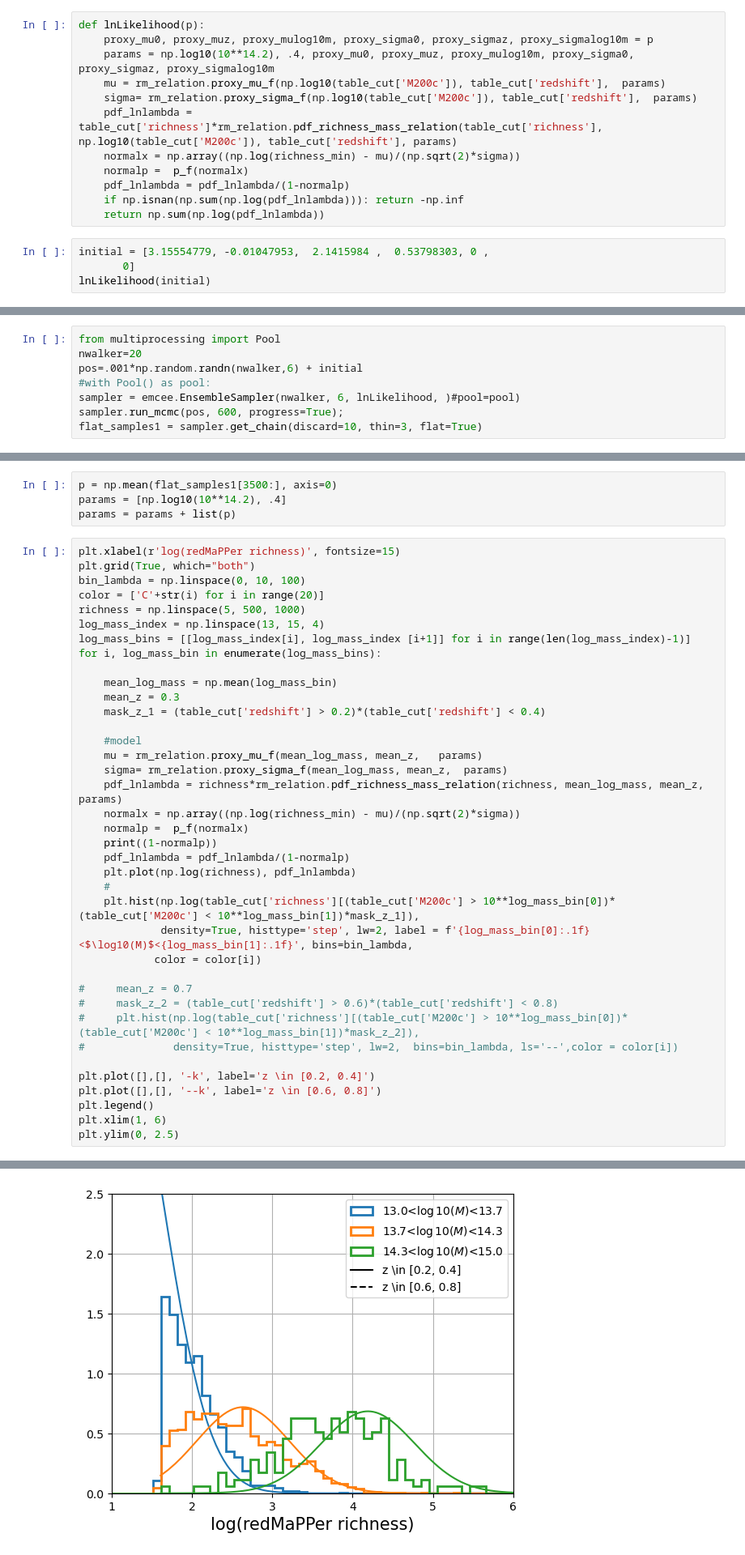
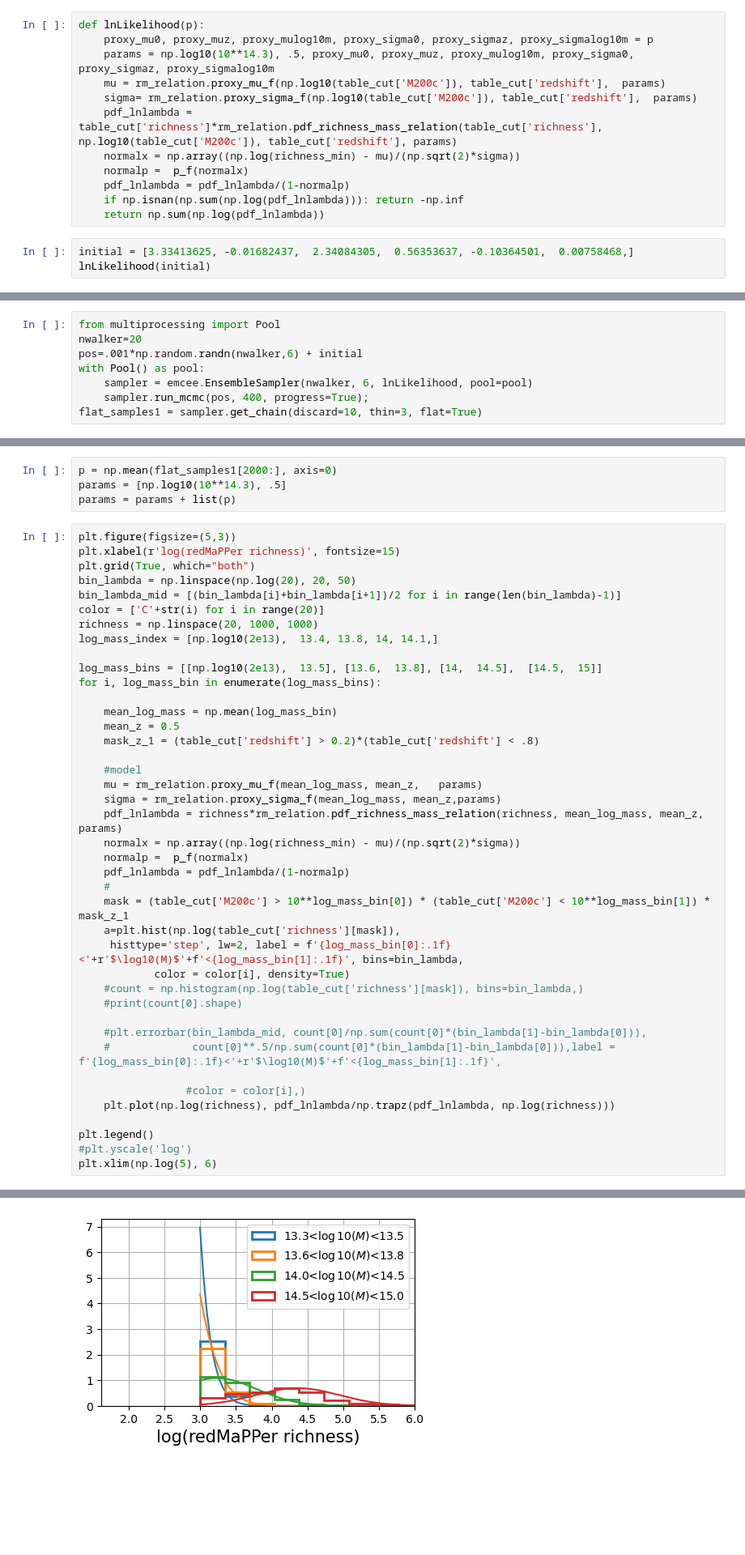
Before and after one commit to LSSTDESC/CLCosmo_Sim, a Jupyter notebook: cluster_scaling_relation_DC2/notebooks/fiducial_redMaPPer_cluster_scaling_relation.ipynb, the cells around one changed output, grey strips where cells are left out. Shown at 81% size. Drawn from its saved outputs; the diff is of its cells as text; blank space fills up the shorter version.

```diff
--- a/cluster_scaling_relation_DC2/notebooks/fiducial_redMaPPer_cluster_scaling_relation.ipynb
+++ b/cluster_scaling_relation_DC2/notebooks/fiducial_redMaPPer_cluster_scaling_relation.ipynb
@@ -92,7 +106,7 @@ plt.legend(fontsize=10)
 # %%
 def lnLikelihood(p):
     proxy_mu0, proxy_muz, proxy_mulog10m, proxy_sigma0, proxy_sigmaz, proxy_sigmalog10m = p
-    params = np.log10(10**14.2), .4, proxy_mu0, proxy_muz, proxy_mulog10m, proxy_sigma0, proxy_sigmaz, proxy_sigmalog10m
+    params = np.log10(10**14.3), .5, proxy_mu0, proxy_muz, proxy_mulog10m, proxy_sigma0, proxy_sigmaz, proxy_sigmalog10m
     mu = rm_relation.proxy_mu_f(np.log10(table_cut['M200c']), table_cut['redshift'],  params)
     sigma= rm_relation.proxy_sigma_f(np.log10(table_cut['M200c']), table_cut['redshift'],  params)
     pdf_lnlambda = table_cut['richness']*rm_relation.pdf_richness_mass_relation(table_cut['richness'], np.log10(table_cut['M200c']), table_cut['redshift'], params)
@@ -102,7 +116,6 @@ def lnLikelihood(p):
     if np.isnan(np.sum(np.log(pdf_lnlambda))): return -np.inf
     return np.sum(np.log(pdf_lnlambda))
 # %%
-initial = [3.15554779, -0.01047953,  2.1415984 ,  0.53798303, 0 ,
-       0]
+initial = [3.33413625, -0.01682437,  2.34084305,  0.56353637, -0.10364501,  0.00758468,]
 lnLikelihood(initial)
 # %% [output]
@@ -111,8 +124,8 @@ lnLikelihood(initial)
 from multiprocessing import Pool
 nwalker=20
 pos=.001*np.random.randn(nwalker,6) + initial
-#with Pool() as pool:
-sampler = emcee.EnsembleSampler(nwalker, 6, lnLikelihood, )#pool=pool)
-sampler.run_mcmc(pos, 600, progress=True);
+with Pool() as pool:
+    sampler = emcee.EnsembleSampler(nwalker, 6, lnLikelihood, pool=pool)
+    sampler.run_mcmc(pos, 400, progress=True);
 flat_samples1 = sampler.get_chain(discard=10, thin=3, flat=True)
 # %%
@@ -125,43 +138,46 @@ np.save('fiducial.pkl',flat_samples1[3000:],)
 # %%
-p = np.mean(flat_samples1[3500:], axis=0)
-params = [np.log10(10**14.2), .4]
+p = np.mean(flat_samples1[2000:], axis=0)
+params = [np.log10(10**14.3), .5]
 params = params + list(p)
 # %%
+plt.figure(figsize=(5,3))
 plt.xlabel(r'log(redMaPPer richness)', fontsize=15)
 plt.grid(True, which="both")
-bin_lambda = np.linspace(0, 10, 100)
+bin_lambda = np.linspace(np.log(20), 20, 50)
+bin_lambda_mid = [(bin_lambda[i]+bin_lambda[i+1])/2 for i in range(len(bin_lambda)-1)]
 color = ['C'+str(i) for i in range(20)]
-richness = np.linspace(5, 500, 1000)
-log_mass_index = np.linspace(13, 15, 4)
-log_mass_bins = [[log_mass_index[i], log_mass_index [i+1]] for i in range(len(log_mass_index)-1)]
+richness = np.linspace(20, 1000, 1000)
+log_mass_index = [np.log10(2e13),  13.4, 13.8, 14, 14.1,]
+
+log_mass_bins = [[np.log10(2e13),  13.5], [13.6,  13.8], [14,  14.5],  [14.5,  15]]
 for i, log_mass_bin in enumerate(log_mass_bins):
 
     mean_log_mass = np.mean(log_mass_bin)
-    mean_z = 0.3
-    mask_z_1 = (table_cut['redshift'] > 0.2)*(table_cut['redshift'] < 0.4)
+    mean_z = 0.5
+    mask_z_1 = (table_cut['redshift'] > 0.2)*(table_cut['redshift'] < .8)
 
     #model
     mu = rm_relation.proxy_mu_f(mean_log_mass, mean_z,   params)
-    sigma= rm_relation.proxy_sigma_f(mean_log_mass, mean_z,  params)
+    sigma = rm_relation.proxy_sigma_f(mean_log_mass, mean_z,params)
     pdf_lnlambda = richness*rm_relation.pdf_richness_mass_relation(richness, mean_log_mass, mean_z, params)
     normalx = np.array((np.log(richness_min) - mu)/(np.sqrt(2)*sigma))
     normalp =  p_f(normalx)
-    print((1-normalp))
     pdf_lnlambda = pdf_lnlambda/(1-normalp)
-    plt.plot(np.log(richness), pdf_lnlambda)
     #
-    plt.hist(np.log(table_cut['richness'][(table_cut['M200c'] > 10**log_mass_bin[0])*(table_cut['M200c'] < 10**log_mass_bin[1])*mask_z_1]),
-             density=True, histtype='step', lw=2, label = f'{log_mass_bin[0]:.1f}<$\log10(M)$<{log_mass_bin[1]:.1f}', bins=bin_lambda,
-            color = color[i])
+    mask = (table_cut['M200c'] > 10**log_mass_bin[0]) * (table_cut['M200c'] < 10**log_mass_bin[1]) * mask_z_1
+    a=plt.hist(np.log(table_cut['richness'][mask]),
+     histtype='step', lw=2, label = f'{log_mass_bin[0]:.1f}<'+r'$\log10(M)$'+f'<{log_mass_bin[1]:.1f}', bins=bin_lambda,
+            color = color[i], density=True)
+    #count = np.histogram(np.log(table_cut['richness'][mask]), bins=bin_lambda,)
+    #print(count[0].shape)
 
-#     mean_z = 0.7
-#     mask_z_2 = (table_cut['redshift'] > 0.6)*(table_cut['redshift'] < 0.8)
-#     plt.hist(np.log(table_cut['richness'][(table_cut['M200c'] > 10**log_mass_bin[0])*(table_cut['M200c'] < 10**log_mass_bin[1])*mask_z_2]),
-#              density=True, histtype='step', lw=2,  bins=bin_lambda, ls='--',color = color[i])
+    #plt.errorbar(bin_lambda_mid, count[0]/np.sum(count[0]*(bin_lambda[1]-bin_lambda[0])),
+    #             count[0]**.5/np.sum(count[0]*(bin_lambda[1]-bin_lambda[0])),label = f'{log_mass_bin[0]:.1f}<'+r'$\log10(M)$'+f'<{log_mass_bin[1]:.1f}',
 
-plt.plot([],[], '-k', label='z \in [0.2, 0.4]')
-plt.plot([],[], '--k', label='z \in [0.6, 0.8]')
+                 #color = color[i],)
+    plt.plot(np.log(richness), pdf_lnlambda/np.trapz(pdf_lnlambda, np.log(richness)))
+
 plt.legend()
-plt.xlim(1, 6)
-plt.ylim(0, 2.5)
+#plt.yscale('log')
+plt.xlim(np.log(5), 6)
 # %% [output]
@@ -172,2 +185,2 @@ plt.ylim(0, 2.5)
-[figure, old version]
+[figure, new version]
 # %%
```
Also changed, not shown: parts of 8 cells of this notebook, 3 other files.
